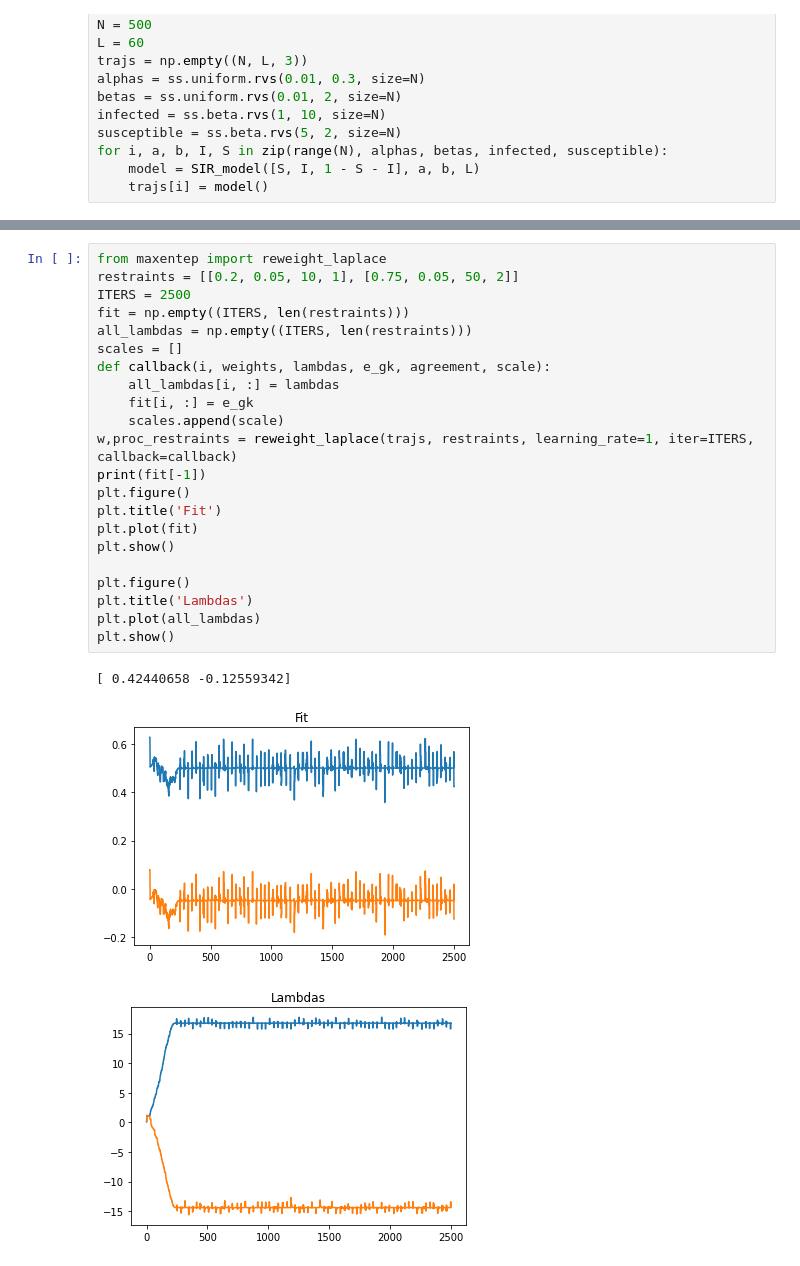
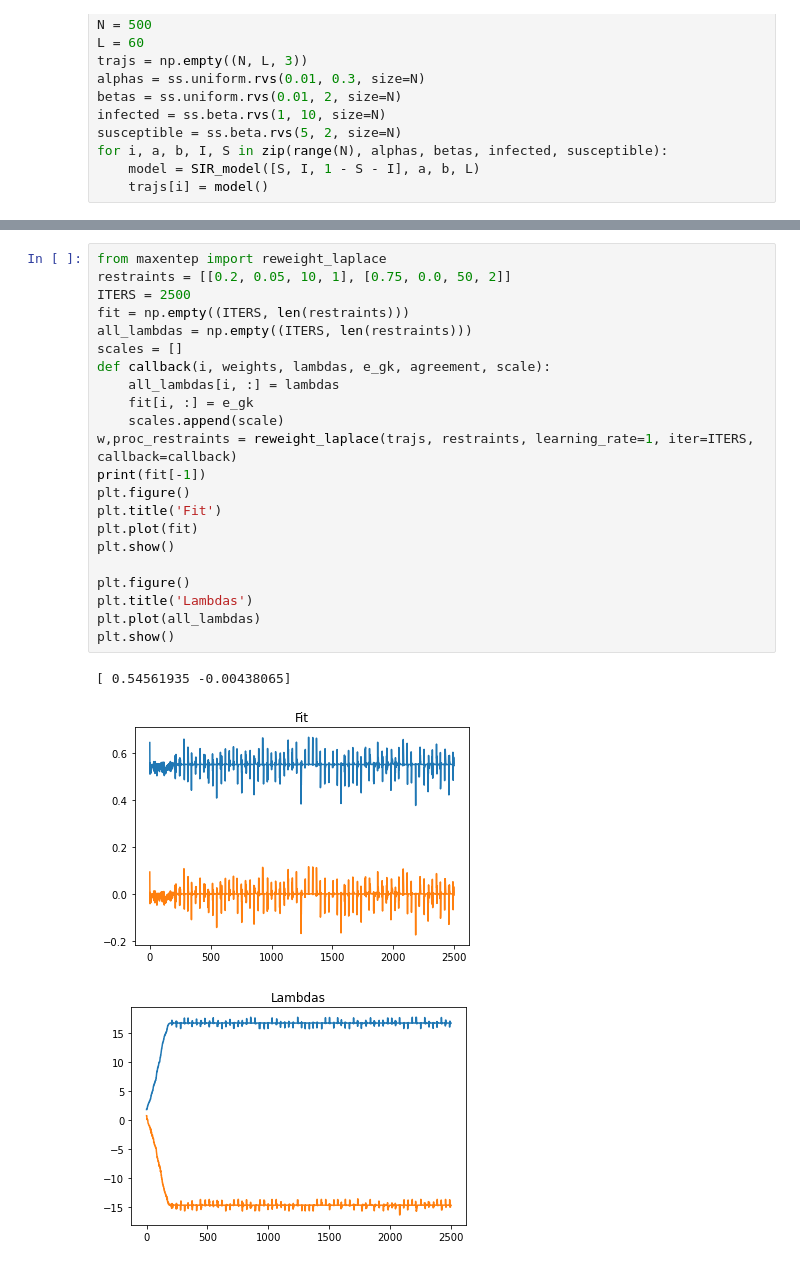
Before and after one commit to ur-whitelab/py0, a Jupyter notebook: examples/SIR_Example.ipynb, the cells around one changed output, grey strips where cells are left out. Cells and saved outputs as stored; diff of their text form.

```diff
--- a/examples/SIR_Example.ipynb
+++ b/examples/SIR_Example.ipynb
@@ -28,29 +28,29 @@ plt.show()
 # %%
 from maxentep import reweight_laplace
-restraints = [[0.2, 0.05, 10, 1], [0.75, 0.05, 50, 2]]
+restraints = [[0.2, 0.05, 10, 1], [0.75, 0.0, 50, 2]]
 ITERS = 2500
 fit = np.empty((ITERS, len(restraints)))
 all_lambdas = np.empty((ITERS, len(restraints)))
 scales = []
 def callback(i, weights, lambdas, e_gk, agreement, scale):
     all_lambdas[i, :] = lambdas
     fit[i, :] = e_gk
     scales.append(scale)
 w,proc_restraints = reweight_laplace(trajs, restraints, learning_rate=1, iter=ITERS, callback=callback)
 print(fit[-1])
 plt.figure()
 plt.title('Fit')
 plt.plot(fit)
 plt.show()
 
 plt.figure()
 plt.title('Lambdas')
 plt.plot(all_lambdas)
 plt.show()
 # %% [output]
-[ 0.42440658 -0.12559342]
+[ 0.54561935 -0.00438065]
-[figure, old version]
+[figure, new version]
-[figure, old version]
+[figure, new version]
 # %%
 plt.figure(figsize=(12,8))
 traj_quantile(trajs, w)
```
Also changed, not shown: parts of 2 cells of this notebook, 2 other files.
